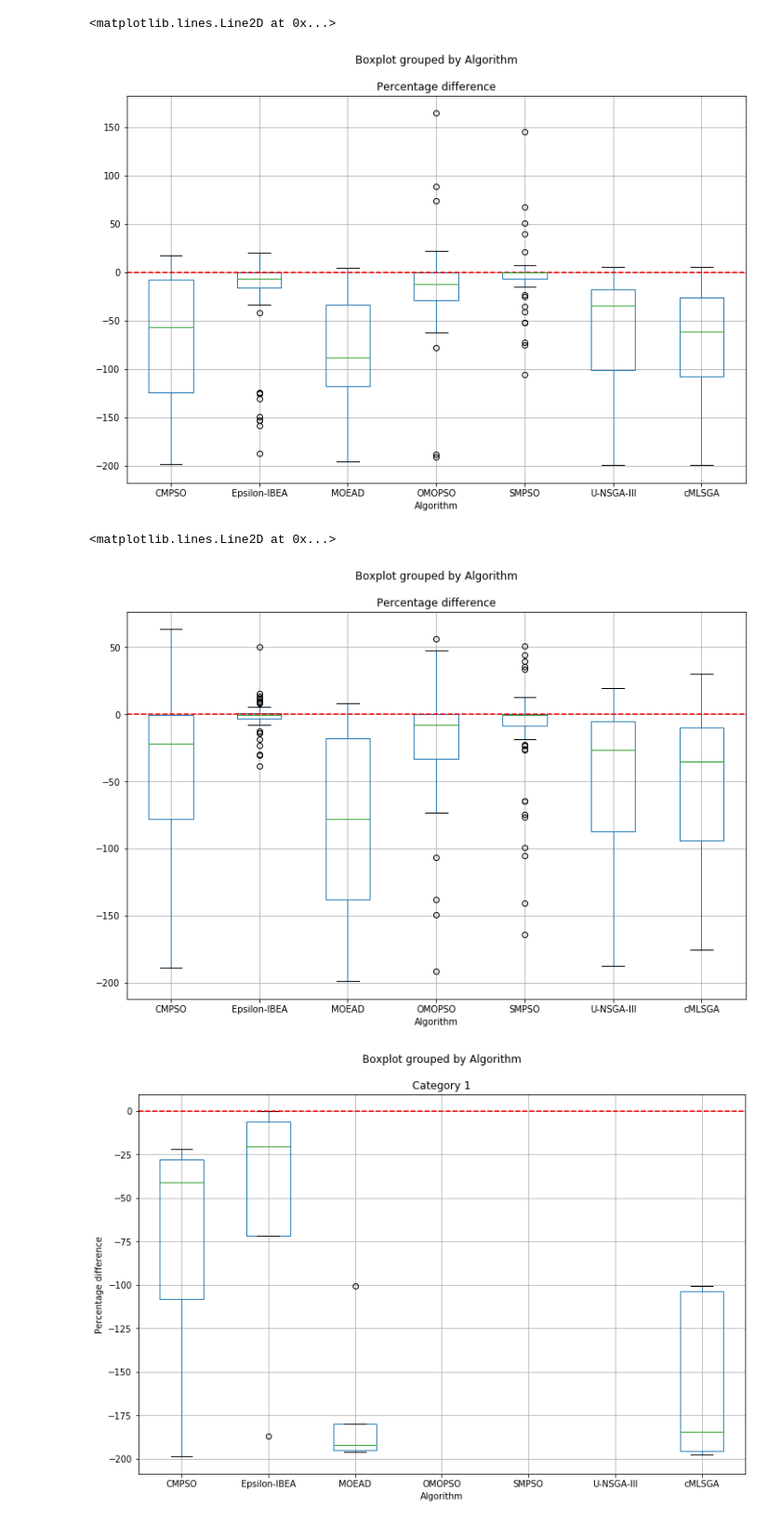
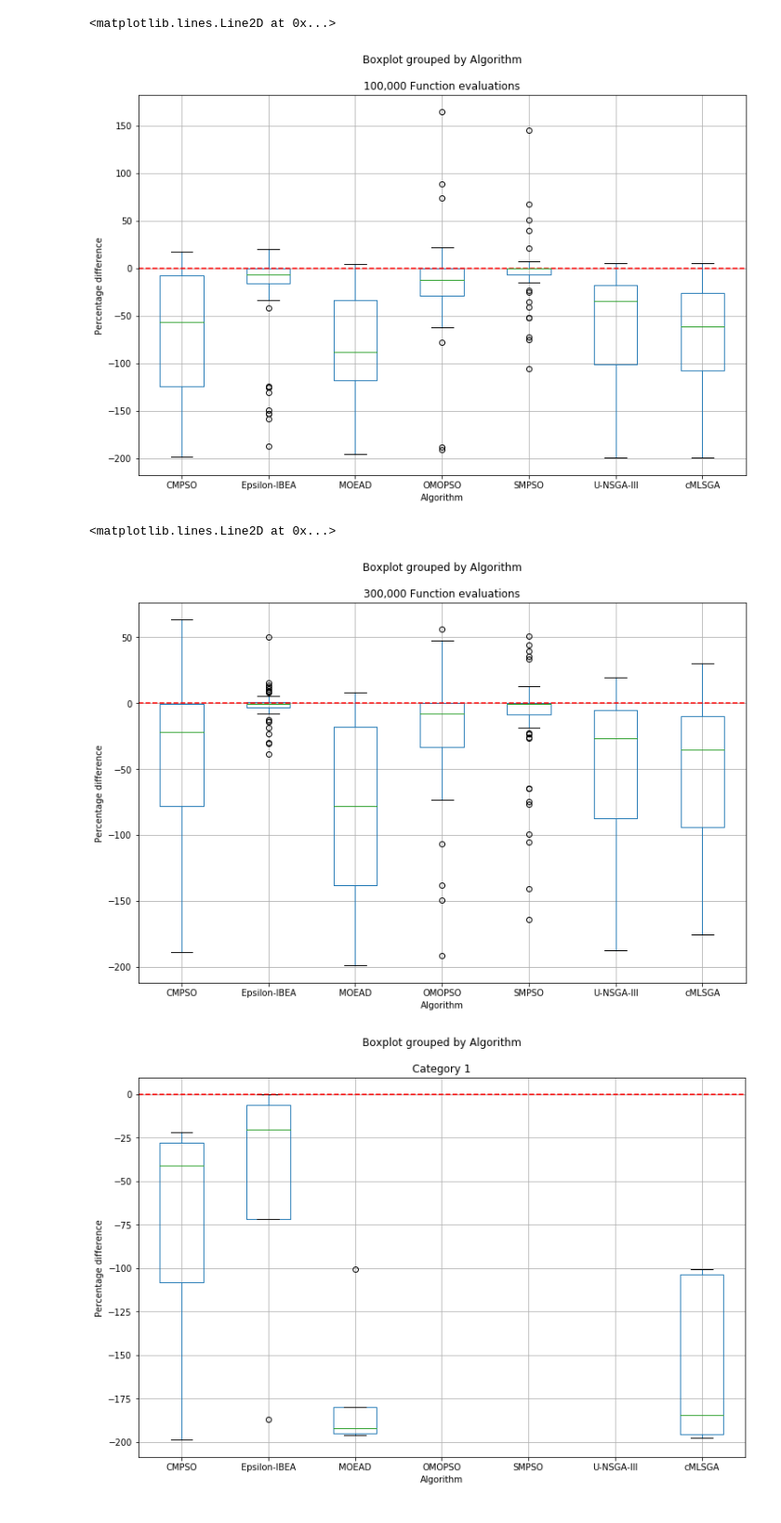
Before and after one commit to 12yuens2/cmlsga-jmetalpy, a Jupyter notebook: SMAC.ipynb, the cells around one changed output. Shown at 93% size. Drawn from its saved outputs; the diff is of its cells as text; code cells hidden in the pictures.

```diff
--- a/SMAC.ipynb
+++ b/SMAC.ipynb
@@ -165,15 +223,19 @@ ax.get_figure().gca().set_title("Category " + i)
 # %%
-summary_df_100k.boxplot(column=["Percentage difference"], by="Algorithm", figsize=(12,8))
+ax = summary_df_100k.boxplot(column=["Percentage difference"], by="Algorithm", figsize=(12,8))
+ax.get_figure().gca().set_title("100,000 Function evaluations")
+ax.get_figure().gca().set_ylabel("Percentage difference")
 plt.axhline(0, c='r', linestyle="--")
 # %% [output]
 <matplotlib.lines.Line2D at 0x...>
-[figure, old version]
+[figure, new version]
 # %%
-summary_df_300k.boxplot(column=["Percentage difference"], by="Algorithm", figsize=(12,8))
+ax = summary_df_300k.boxplot(column=["Percentage difference"], by="Algorithm", figsize=(12,8))
+ax.get_figure().gca().set_title("300,000 Function evaluations")
+ax.get_figure().gca().set_ylabel("Percentage difference")
 plt.axhline(0, c='r', linestyle="--")
 # %% [output]
 <matplotlib.lines.Line2D at 0x...>
-[figure, old version]
+[figure, new version]
 # %%
 category_boxplots(summary_df_100k)
 # %% [output]
```
Also changed, not shown: parts of 4 cells of this notebook.
